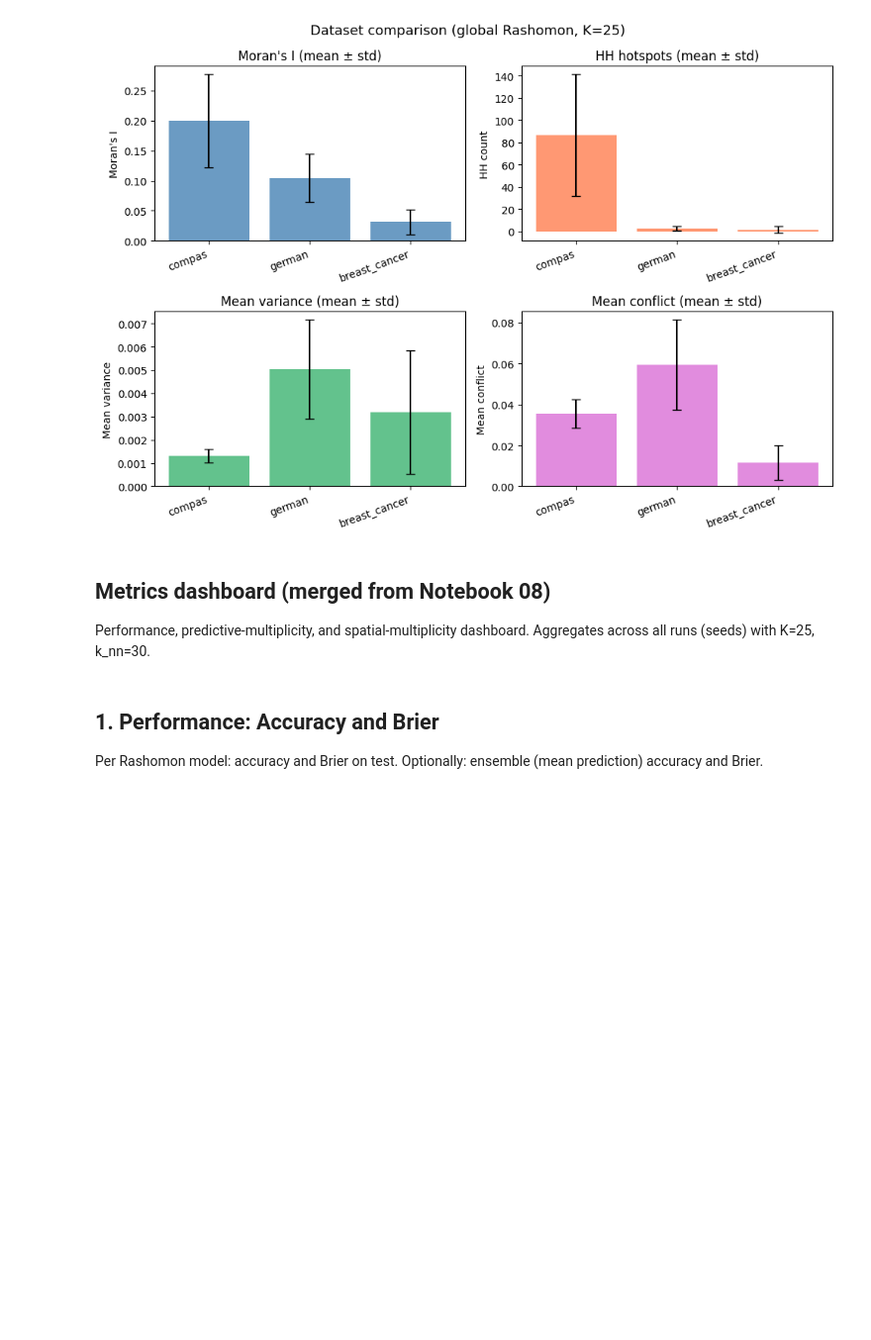
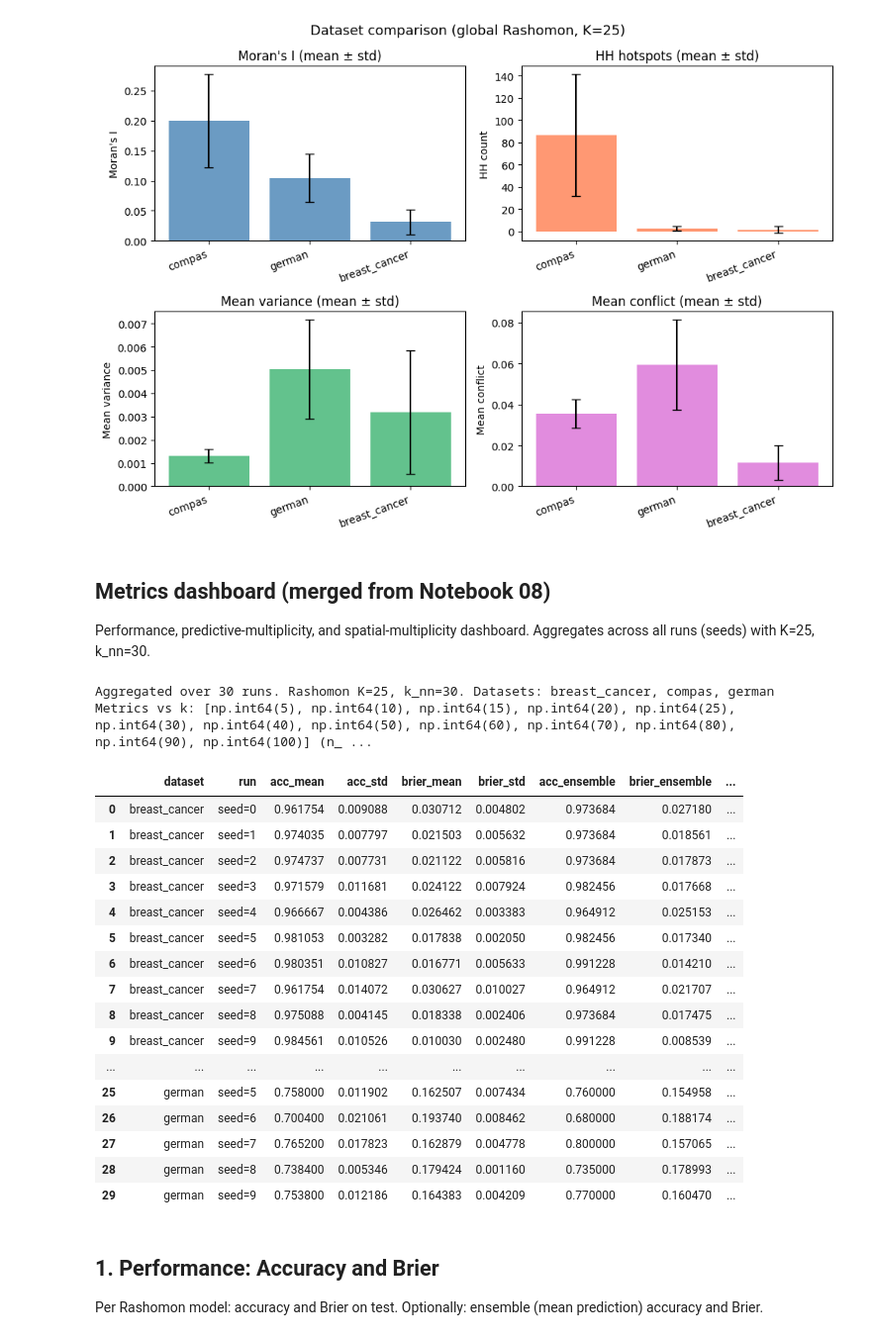
Before and after one commit to DejvisT/spatial-rashomon-multiplicity, a Jupyter notebook: notebooks/01_primary_experiment.ipynb, the cells around one changed output. Shown at 99% size. Drawn from its saved outputs; the diff is of its cells as text; code cells hidden in the pictures; blank space fills up the shorter version.

Commit message:
Adding additional analysis

```diff
--- a/notebooks/01_primary_experiment.ipynb
+++ b/notebooks/01_primary_experiment.ipynb
@@ -16,11 +16,26 @@ if str(ROOT) not in sys.path:
 if str(ROOT / "src") not in sys.path:
     sys.path.insert(0, str(ROOT / "src"))
 
+import numpy as np
 import pandas as pd
+from scipy import sparse as sp
+from sklearn.metrics import brier_score_loss
 
+from src.data import load_dataset
 from analysis.experiment_runner import run_dataset_experiment, run_all_experiments
+from analysis.run_analysis import (
+    load_P_test, load_meta, load_split,
+    select_rashomon_global, run_spatial, compute_multiplicity_metrics,
+)
+from analysis.preprocessing import get_transformed_test_features
 
 RESULTS_DIR = ROOT / "results"
+RESULTS = RESULTS_DIR  # alias for cells that use RESULTS
+DATASETS = ["compas", "german", "breast_cancer"]
+K = 25
+K_NN = 30
+SEED = 42
+SEEDS = list(range(10))  # run dirs seed=0 .. seed=9
 # %% [markdown]
 ## Load results
 
@@ -490,6 +584,12 @@ EPSILON = 0.05
 # %%
 # Only datasets supported by load_dataset (excludes e.g. synthetic)
 SUPPORTED_DATASETS = ("compas", "german", "breast_cancer")
+
+def _get_run_dirs(dataset_dir):
+    """Return sorted list of run dirs (seed=*) under dataset_dir. Truthy when non-empty."""
+    run_dirs = sorted(Path(dataset_dir).glob("seed=*"))
+    return run_dirs
+
 dataset_dirs = [p for p in RESULTS_DIR.iterdir() if p.is_dir() and p.name in SUPPORTED_DATASETS and _get_run_dirs(p)]
 if not dataset_dirs:
     raise SystemExit(f"No dataset dirs with runs under {RESULTS_DIR}")
@@ -568,33 +668,53 @@ for dataset_dir in dataset_dirs:
                 agreement_per_point[i] = np.mean(consensus[ne] == consensus[i])
                 local_avg_var[i] = np.mean(pointwise_var[ne])
 
         records.append({
             "dataset": dataset_name,
             "run": run_dir.name,
             "acc_mean": np.mean(acc_per_model),
             "acc_std": np.std(acc_per_model, ddof=1) if len(acc_per_model) > 1 else 0.0,
             "brier_mean": np.mean(brier_per_model),
             "brier_std": np.std(brier_per_model, ddof=1) if len(brier_per_model) > 1 else 0.0,
             "acc_ensemble": acc_ensemble,
             "brier_ensemble": brier_ensemble,
             "mean_variance": mult["mean_variance"],
             "ambiguity": mult["ambiguity"],
             "disagreement_rate": mult["disagreement_rate"],
             "discrepancy": mult["discrepancy"],
             "pointwise_var_mean": float(np.mean(pointwise_var)),
             "moran_i": spatial["moran_i"],
             "n_hh": int(np.sum(spatial["HH_mask"])),
             "n_ll": int(np.sum(spatial["LL_mask"])),
             "neighborhood_agreement": float(np.mean(agreement_per_point)),
             "lcae": float(np.mean(local_avg_var)),
         })
 
 df_runs = pd.DataFrame(records)
 df_k = pd.DataFrame(records_k) if records_k else None
 print(f"Aggregated over {len(df_runs)} runs. Rashomon K={K_actual}, k_nn={K_NN}. Datasets: {', '.join(df_runs["dataset"].unique())}")
 if df_k is not None:
     print(f"Metrics vs k: {sorted(df_k['k'].unique())} (n_runs per k: {df_k.groupby('k').size().to_dict()})")
 df_runs
+# %% [output]
+Aggregated over 30 runs. Rashomon K=25, k_nn=30. Datasets: breast_cancer, compas, german
+Metrics vs k: [np.int64(5), np.int64(10), np.int64(15), np.int64(20), np.int64(25), np.int64(30), np.int64(40), np.int64(50), np.int64(60), np.int64(70), np.int64(80), np.int64(90), np.int64(100)] (n_ ...
+|  | dataset | run | acc_mean | acc_std | brier_mean | brier_std | acc_ensemble | brier_ensemble | ... |
+| 0 | breast_cancer | seed=0 | 0.961754 | 0.009088 | 0.030712 | 0.004802 | 0.973684 | 0.027180 | ... |
+| 1 | breast_cancer | seed=1 | 0.974035 | 0.007797 | 0.021503 | 0.005632 | 0.973684 | 0.018561 | ... |
+| 2 | breast_cancer | seed=2 | 0.974737 | 0.007731 | 0.021122 | 0.005816 | 0.973684 | 0.017873 | ... |
+| 3 | breast_cancer | seed=3 | 0.971579 | 0.011681 | 0.024122 | 0.007924 | 0.982456 | 0.017668 | ... |
+| 4 | breast_cancer | seed=4 | 0.966667 | 0.004386 | 0.026462 | 0.003383 | 0.964912 | 0.025153 | ... |
+| 5 | breast_cancer | seed=5 | 0.981053 | 0.003282 | 0.017838 | 0.002050 | 0.982456 | 0.017340 | ... |
+| 6 | breast_cancer | seed=6 | 0.980351 | 0.010827 | 0.016771 | 0.005633 | 0.991228 | 0.014210 | ... |
+| 7 | breast_cancer | seed=7 | 0.961754 | 0.014072 | 0.030627 | 0.010027 | 0.964912 | 0.021707 | ... |
+| 8 | breast_cancer | seed=8 | 0.975088 | 0.004145 | 0.018338 | 0.002406 | 0.973684 | 0.017475 | ... |
+| 9 | breast_cancer | seed=9 | 0.984561 | 0.010526 | 0.010030 | 0.002480 | 0.991228 | 0.008539 | ... |
+| ... | ... | ... | ... | ... | ... | ... | ... | ... | ... |
+| 25 | german | seed=5 | 0.758000 | 0.011902 | 0.162507 | 0.007434 | 0.760000 | 0.154958 | ... |
+| 26 | german | seed=6 | 0.700400 | 0.021061 | 0.193740 | 0.008462 | 0.680000 | 0.188174 | ... |
+| 27 | german | seed=7 | 0.765200 | 0.017823 | 0.162879 | 0.004778 | 0.800000 | 0.157065 | ... |
+| 28 | german | seed=8 | 0.738400 | 0.005346 | 0.179424 | 0.001160 | 0.735000 | 0.178993 | ... |
+| 29 | german | seed=9 | 0.753800 | 0.012186 | 0.164383 | 0.004209 | 0.770000 | 0.160470 | ... |
 # %% [markdown]
 ## 1. Performance: Accuracy and Brier
 
```
Also changed, not shown: parts of 12 cells of this notebook, 25 other files.
